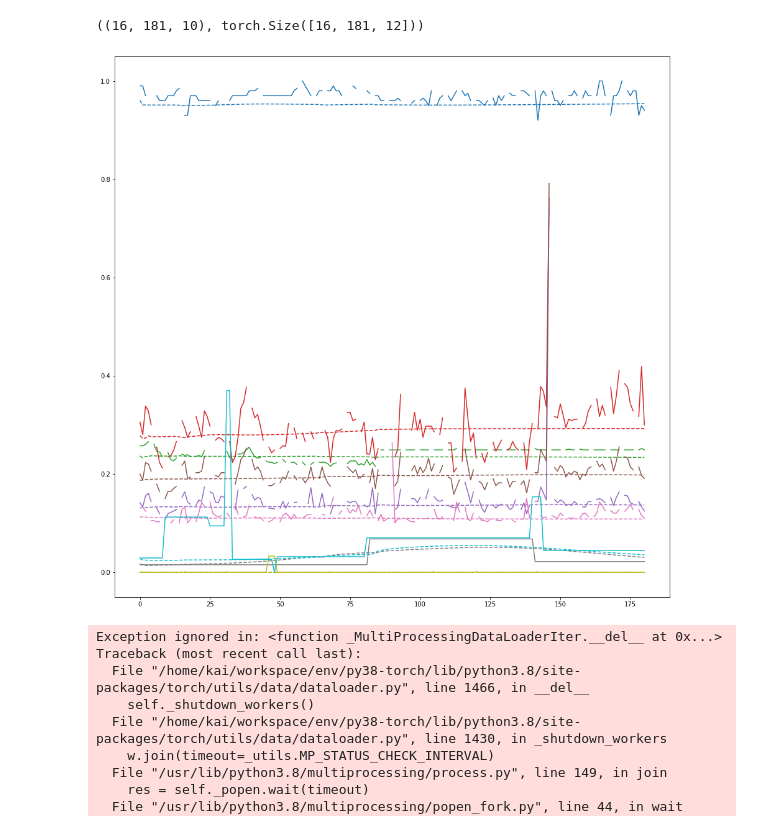
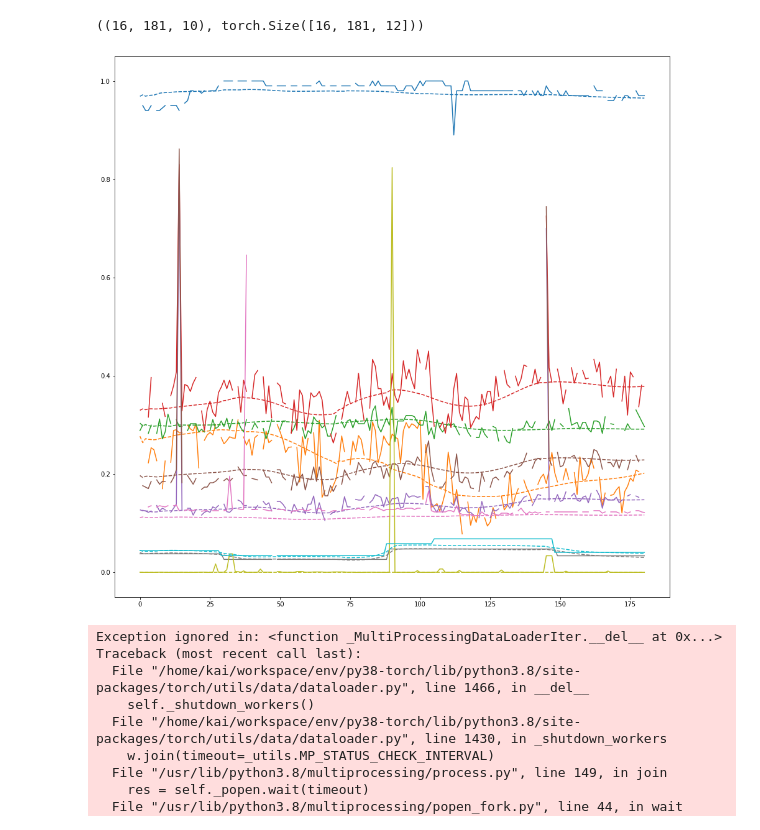
Before and after one commit to KaiWU17TUM/AnomalyDetectionWithPatientStateSpace, a Jupyter notebook: notebooks/medication-related-clustering.ipynb, the cells around one changed output. Drawn from its saved outputs; the diff is of its cells as text; code cells hidden in the pictures.

```diff
--- a/notebooks/medication-related-clustering.ipynb
+++ b/notebooks/medication-related-clustering.ipynb
@@ -20,3 +20,8 @@ os.environ["OPENBLAS_NUM_THREADS"] = "32" # export OPENBLAS_NUM_THREADS=1
 os.environ["MKL_NUM_THREADS"] = "32" # export MKL_NUM_THREADS=1
 os.environ["VECLIB_MAXIMUM_THREADS"] = "32" # export VECLIB_MAXIMUM_THREADS=1
 os.environ["NUMEXPR_NUM_THREADS"] = "32" # export NUMEXPR_NUM_THREADS=1
+# %%
+path_samples = os.path.join(path_processed, 'training_samples-v2')
+
+data1 = pickle.load(open(os.path.join(path_samples, '208/9_1.p'), 'rb'))
+data2 = pickle.load(open(os.path.join(path_samples, '208/9_2.p'), 'rb'))
@@ -426,7 +463,7 @@ config = {
     "dropout": dropout,
 }
 
-model_file = 'models/2layer-128hidden-0.0dropout/version_1/epoch133-val_loss0.20293.ckpt'
+model_file = 'models/2layer-128hidden-0.0dropout/version_2/epoch75-val_loss0.01232.ckpt'
 
 model = LSTM_AE.load_from_checkpoint(checkpoint_path=model_file, config=config).to('cuda')
 model.eval()
@@ -453,16 +490,17 @@ X_.shape, X.shape
 # %%
 X[np.where(X==-1) ] = np.nan
 
-x = X[0]
-x_ = X_[0]
+idx = 5
+x = X[idx]
+x_ = X_[idx]
 
 fig, ax = plt.subplots(1,1,figsize=(16,16))
 colors = plt.cm.tab10
 for j in range(10):
     ax.plot(x[:, 2+j], '-', color=colors(j))
     ax.plot(x_[:, j], '--', color=colors(j))
 # %% [output]
-[figure, old version]
+[figure, new version]
 # %%
 fig, ax = plt.subplots(4,4,figsize=(16,16))
 colors = plt.cm.tab10
```
Also changed, not shown: parts of 20 cells of this notebook, 22 other files.
